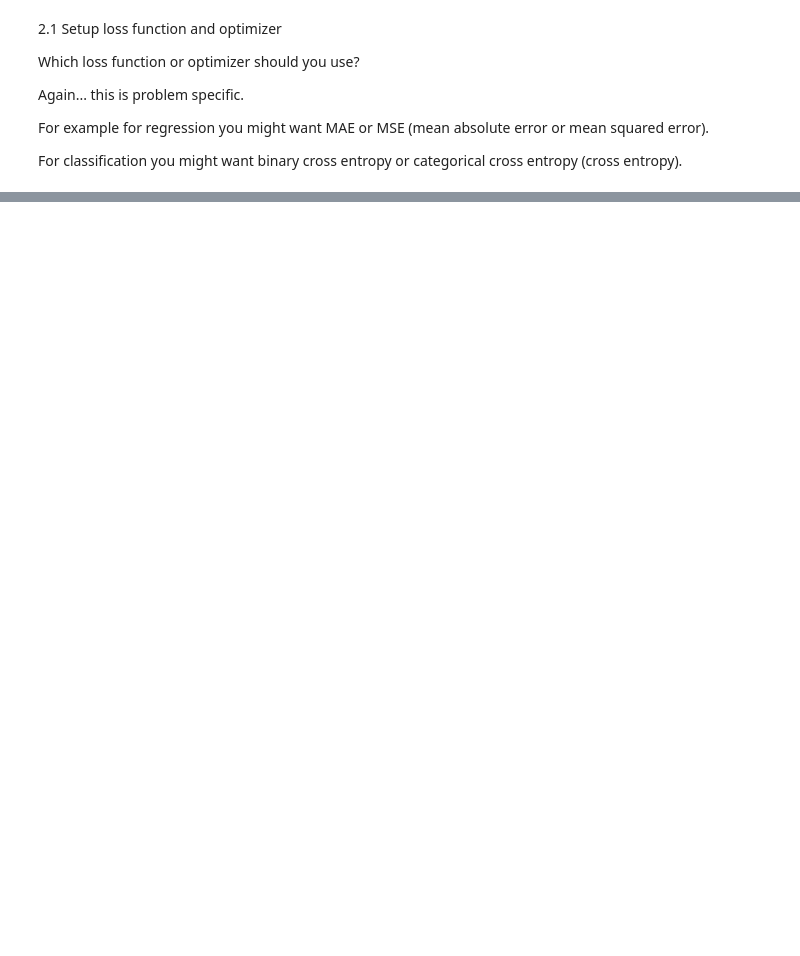
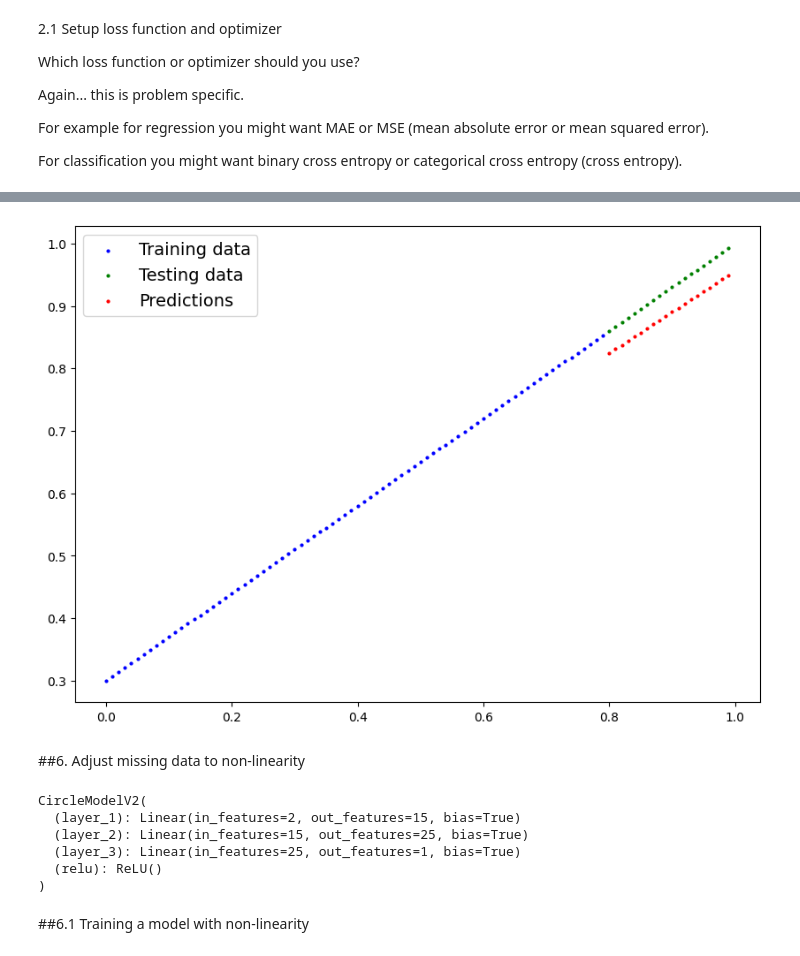
Before and after one commit to jamshid719/pytorch_dive_deep, a Jupyter notebook: 01_pytorch_workflow_classification.ipynb, the cells around one changed output, grey strips where cells are left out. Saved outputs shown, nothing was run; the diff lists cells and outputs as text; code cells hidden in the pictures; blank space fills up the shorter version.

```diff
--- a/01_pytorch_workflow_classification.ipynb
+++ b/01_pytorch_workflow_classification.ipynb
@@ -246,0 +297,5 @@ def accuracy_fn(y_true, y_pred):
+# %%
+# Use the sigmoid activation function on our model logits to turn them into prediction probabilities
+y_pred_probs = torch.sigmoid(y_logits)
+
+y_pred_probs
@@ -246,0 +649,9 @@ def accuracy_fn(y_true, y_pred):
+# %%
+# Same architecture as model_1 (but using nn.Sequential())
+model_2 = nn.Sequential(
+    nn.Linear(in_features=1, out_features=10),
+    nn.Linear(in_features=10, out_features=10),
+    nn.Linear(in_features=10, out_features=1)
+).to(device)
+
+model_2
@@ -246,0 +727,41 @@ def accuracy_fn(y_true, y_pred):
+# %%
+model_2.eval()
+
+# Make predictions (inference)
+with torch.inference_mode():
+    y_preds = model_2(X_test_regression)
+
+# Plot data and predictions
+plot_predictions(
+    train_data=X_train_regression.cpu(),
+    train_labels=y_train_regression.cpu(),
+    test_data=X_test_regression.cpu(),
+    test_labels=y_test_regression.cpu(),
+    predictions=y_preds.cpu()
+)
+# %% [output]
+[figure, added]
+# %% [markdown]
+##6. Adjust missing data to non-linearity
+# %%
+#Build a model with non-linear activation functions
+class CircleModelV2(nn.Module):
+    def __init__(self):
+        super().__init__()
+
+        self.layer_1 = nn.Linear(in_features=2, out_features=15)
+        self.layer_2 = nn.Linear(in_features=15, out_features=25)
+        self.layer_3 = nn.Linear(in_features=25, out_features=1)
+        self.relu = nn.ReLU() # relu is a non-linear activation func.
+
+    def forward(self, x):
+        return self.layer_3(self.relu(self.layer_2(self.relu(self.layer_1(x)))))
+model_3 = CircleModelV2().to(device)
+model_3
+# %% [output]
+CircleModelV2(
+  (layer_1): Linear(in_features=2, out_features=15, bias=True)
+  (layer_2): Linear(in_features=15, out_features=25, bias=True)
+  (layer_3): Linear(in_features=25, out_features=1, bias=True)
+  (relu): ReLU()
+)
@@ -246,0 +774,2 @@ def accuracy_fn(y_true, y_pred):
+# %% [markdown]
+##6.1 Training a model with non-linearity
```
Also changed, not shown: parts of 36 cells of this notebook.
